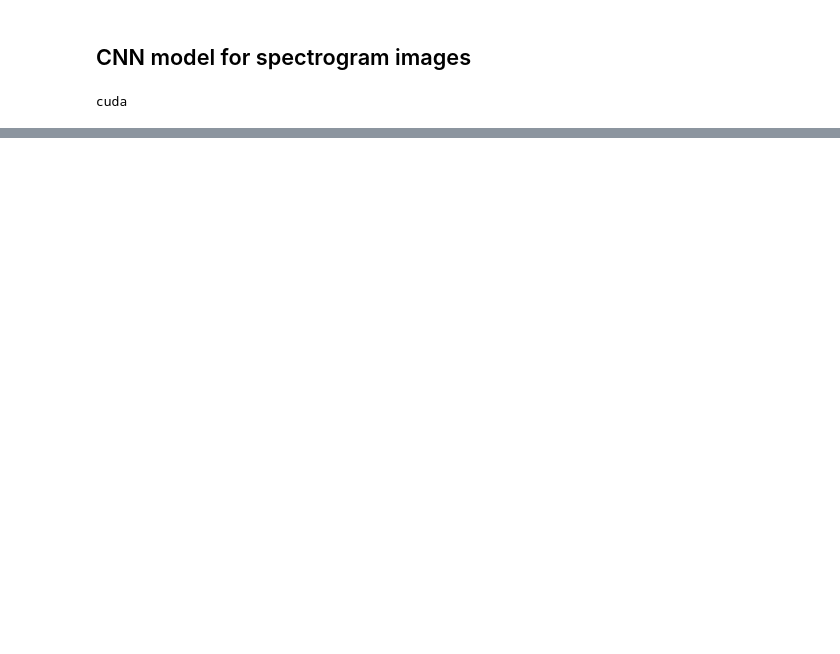
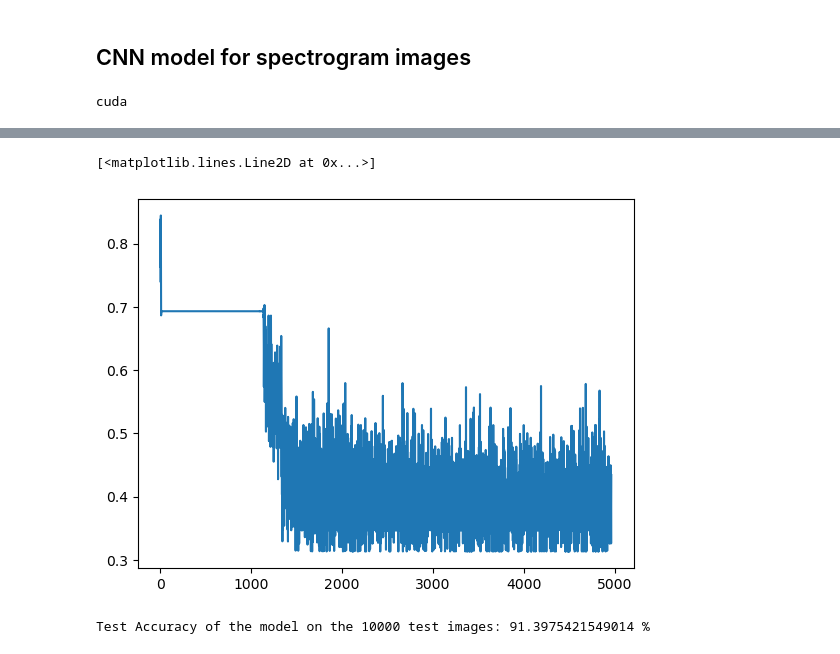
Before and after one commit to diegorandolp/ML4, a Jupyter notebook: other1.ipynb, the cells around one changed output, grey strips where cells are left out. Saved outputs shown, nothing was run; the diff lists cells and outputs as text; code cells hidden in the pictures; blank space fills up the shorter version.

Commit message:
💥 Feat: CNN model

```diff
--- a/other1.ipynb
+++ b/other1.ipynb
@@ -317 +308,41 @@ class CNN(nn.Module):
         return out
+# %%
+
+def train(model, train_loader, num_epochs):
+    loss_vals = []
+    # Here we are setting up the loss function and the optimizer.
+    loss_fn = nn.CrossEntropyLoss()
+    optimizer = torch.optim.Adam(model.parameters(), lr=learning_rate)
+
+    running_loss = 0.0
+    total_step = len(train_loader)
+    list_loss = []
+    list_time = []
+    for epoch in range(num_epochs):
+        model.train()
+        for i, (images, labels) in enumerate(train_loader):
+            images = images.to(device)
+            labels = labels.to(device)
+
+            output = model(images)
+            loss = loss_fn(output, labels)
+
+            optimizer.zero_grad()
+            loss.backward()
+            optimizer.step()
+
+            list_loss.append(loss.item())
+            list_time.append(i)
+            i += 1
+
+            if (i + 1) % 5 == 0:
+                print('Epoch [{}/{}], Step [{}/{}], Loss: {}'
+                      .format(epoch + 1, num_epochs, i + 1, total_step, loss.item()))
+
+    print('Finished Training Trainset')
+    return list_loss  # , loss_vals, list_time
+# %%
+model = CNN().to(device)
+train_loader, test_loader = load_images(r'.\train_images_spectrogram', batch_size=30)
+
+list_loss = train(model, train_loader, 20)
@@ -317,0 +367,19 @@ class CNN(nn.Module):
+# %%
+plt.plot(list_loss)
+# %% [output]
+[<matplotlib.lines.Line2D at 0x...>]
+[figure, added]
+# %%
+with torch.no_grad():
+      correct = 0
+      total = 0
+      for images, labels in test_loader:
+          images = images.to(device)
+          labels = labels.to(device)
+          outputs = model(images)
+          _, predicted = torch.max(outputs.data, 1)
+          total += labels.size(0)
+          correct += (predicted == labels).sum().item()
+      print('Test Accuracy of the model on the 10000 test images: {} %'.format(100 * correct / total))
+# %% [output]
+Test Accuracy of the model on the 10000 test images: 91.3975421549014 %
```
Also changed, not shown: parts of 3 cells of this notebook.
